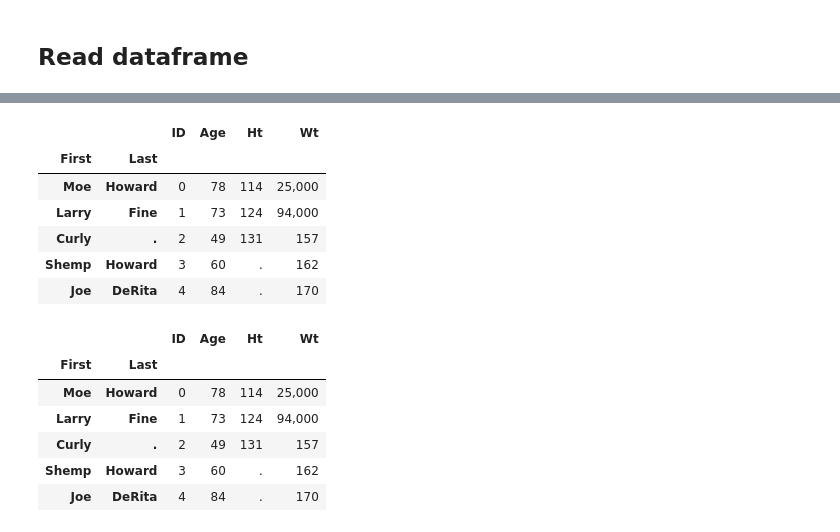
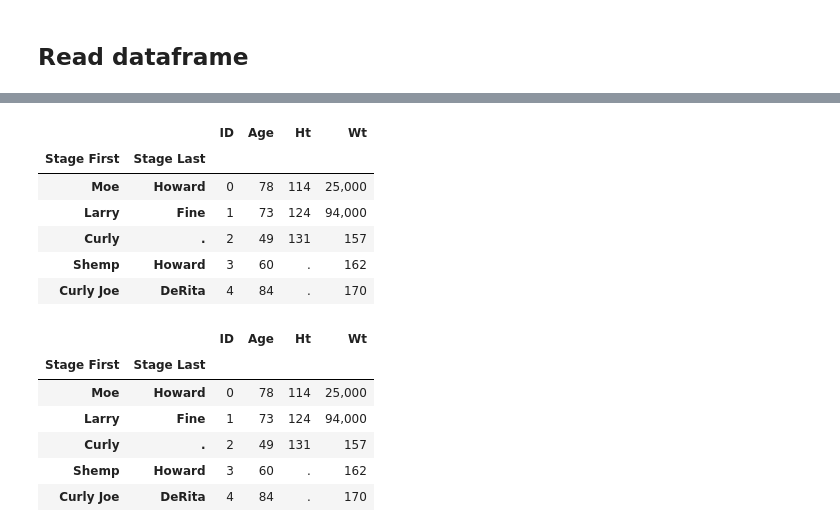
Before and after one commit to gillespilon/csv_read_write_pandas, a Jupyter notebook: csv_read_write_pandas.ipynb, the cells around one changed output, grey strips where cells are left out. Saved outputs shown, nothing was run; the diff lists cells and outputs as text; code cells hidden in the pictures.

```diff
--- a/csv_read_write_pandas.ipynb
+++ b/csv_read_write_pandas.ipynb
@@ -143,35 +143,35 @@ df
 # %%
 # Read a data file to a dataframe. Specify the column labels.
 # Skip the first row of the file, which contains column names.
 # Set the index column to first and last names.
 df = pd.read_csv('data.csv', index_col=[1,2])
-df.index.names = ['First', 'Last']
+df.index.names = ['Stage First', 'Stage Last']
 df.columns = ['ID', 'Age', 'Ht', 'Wt']
 df
 # %% [output]
 |  |  | ID | Age | Ht | Wt |
-| First | Last |  |  |  |  |
+| Stage First | Stage Last |  |  |  |  |
 | Moe | Howard | 0 | 78 | 114 | 25,000 |
 | Larry | Fine | 1 | 73 | 124 | 94,000 |
 | Curly | . | 2 | 49 | 131 | 157 |
 | Shemp | Howard | 3 | 60 | . | 162 |
-| Joe | DeRita | 4 | 84 | . | 170 |
+| Curly Joe | DeRita | 4 | 84 | . | 170 |
 # %%
 # Read a data file to a dataframe. Specify the column labels.
 # Skip the first row of the file, which contains column names.
 # Set the index column to first and last names.
 df = pd.read_csv('data.csv', index_col=[1,2])
-df.index.names = ['First', 'Last']
+df.index.names = ['Stage First', 'Stage Last']
 df.columns = ['ID', 'Age', 'Ht', 'Wt']
 df
 # %% [output]
 |  |  | ID | Age | Ht | Wt |
-| First | Last |  |  |  |  |
+| Stage First | Stage Last |  |  |  |  |
 | Moe | Howard | 0 | 78 | 114 | 25,000 |
 | Larry | Fine | 1 | 73 | 124 | 94,000 |
 | Curly | . | 2 | 49 | 131 | 157 |
 | Shemp | Howard | 3 | 60 | . | 162 |
-| Joe | DeRita | 4 | 84 | . | 170 |
+| Curly Joe | DeRita | 4 | 84 | . | 170 |
 # %%
 # Read a data file. Specify '.' as NaN.
 df = pd.read_csv('data.csv', na_values=['.'])
```
Also changed, not shown: parts of 10 cells of this notebook.
